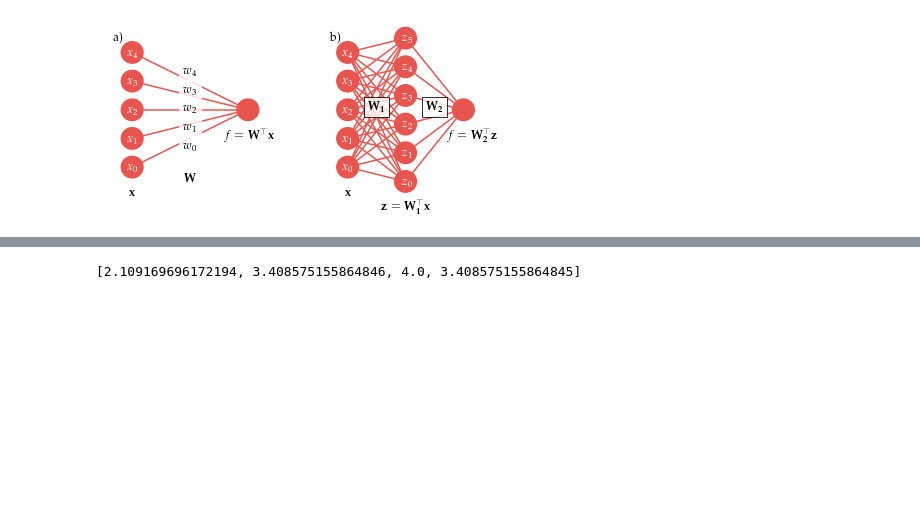
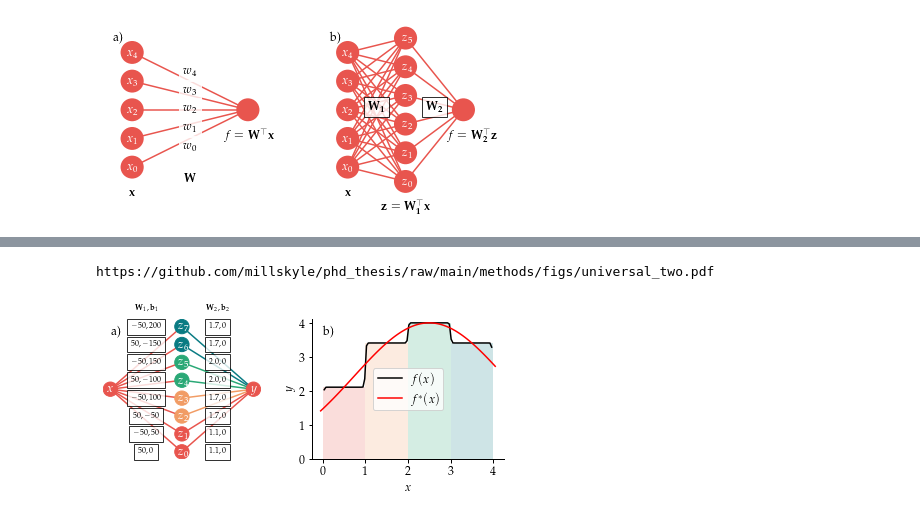
Before and after one commit to millskyle/phd_thesis, a Jupyter notebook: methods/methods_figures.ipynb, the cells around one changed output, grey strips where cells are left out. Drawn from its saved outputs; the diff is of its cells as text; code cells hidden in the pictures; blank space fills up the shorter version.

```diff
--- a/methods/methods_figures.ipynb
+++ b/methods/methods_figures.ipynb
@@ -371,7 +209,72 @@ https://github.com/millskyle/phd_thesis/raw/main/methods/figs/universal_two.pdf
-# %%
-print(list(f(i+0.5) for i in range(4)))
-# %% [output]
-[2.109169696172194, 3.408575155864846, 4.0, 3.408575155864845]
+# %%
+
+
+
+
+## EXAMPLE:
+#fig, ax = plt.subplots(1,1)
+#bounds = draw_ann(ax, xy=(1,1), layers=[2,3,4,5,6,1])
+#bounds = draw_ann(ax, xy=(1,5), layers=[2,1], bounds=bounds)
+#draw_ann(ax, xy=(1,-3), layers=[2,1], bounds=bounds)
+#fig.show()
+
+fig, ax = double_wide()
+
+x = np.linspace(-0.05, 4.05, num=100)
+
+mag_W=50
+W1 = [mag_W, -mag_W]*4
+b1 = [mag_W*0, mag_W] + [-mag_W, mag_W*2] + [-mag_W*2, mag_W*3] + [-mag_W*3, mag_W*4]
+y = 0
+
+
+W2 = [1,1,1,1,1,1,1,1]
+W2 = [f(i+0.5)/2. for i in [0,0,1,1,2,2,3,3]]
+b2 = [0,0,0,0,0,0,0,0]
+
+for l in range(len(W1)):
+    y+=W2[l]*np.tanh(W1[l]*x + b1[l]) + b2[l]
+
+
+ax[1].plot(x[2:-2], y[2:-2], color='black', label="$f(x)$")
+ax[1].plot(x, f(x), color='red', label="$f^{*}(x)$")
+ax[1].legend(loc='center')
+
+
+c = plt.rcParams['axes.prop_cycle'].by_key()['color']
+colors = [c[0],c[0],c[1],c[1],c[2],c[2],c[3],c[3]]
+for i in range(4):
+    ax[1].bar(i+0.5,f(i+0.5),width=1.0, alpha=0.2, color=colors[2*i])
+
+
+bounds = draw_ann(ax[0], xy=(0,0), spacing=[4,4],
+                  layers=[1,8,1], colors=[None,colors,None],
+                  text=[["$x$"], [f"$z_{{{i}}}$" for i in range(8)], ["$y$"]])
+
+for i in range(8):
+    ax[0].text(4-2,-4+i,f"${{{W1[i]}}},{{{b1[i]}}}$", va='center',size=8, ha='center', zorder=101, bbox=dict(facecolor='white', alpha=0.8))
+
+for i in range(8):
+    ax[0].text(4+2,-4+i,f"${{{W2[i]:.1f}}},{{{b2[i]}}}$", va='center',size=8, ha='center', zorder=101, bbox=dict(facecolor='white', alpha=0.8))
+
+ax[0].text(4-2,-4+8,"$\mathbf{W}_1, \mathbf{b}_1$", va='center',size=8, ha='center', zorder=101)
+ax[0].text(4+2,-4+8,"$\mathbf{W}_2, \mathbf{b}_2$", va='center',size=8, ha='center', zorder=101)
+
+#for i in range(8):
+#    ax[0].text(3-1.5,-4+i,ts[i], va='center',size=8, ha='center', zorder=101, bbox=dict(facecolor='white', alpha=0.8))
+
+
+ax[0].set_axis_off()
+ax[1].set_ylabel("$y$")
+ax[1].set_xlabel("$x$")
+ax[1].set_ylim([0,4.1])
+
+spineless(ax[1])
+
+publish_figure("universal_two.pdf")
+# %% [output]
+https://github.com/millskyle/phd_thesis/raw/main/methods/figs/universal_two.pdf
+[figure, added]
 # %%
 fig, ax = double_wide()
 
```
Also changed, not shown: parts of 18 cells of this notebook, 1 other file.
